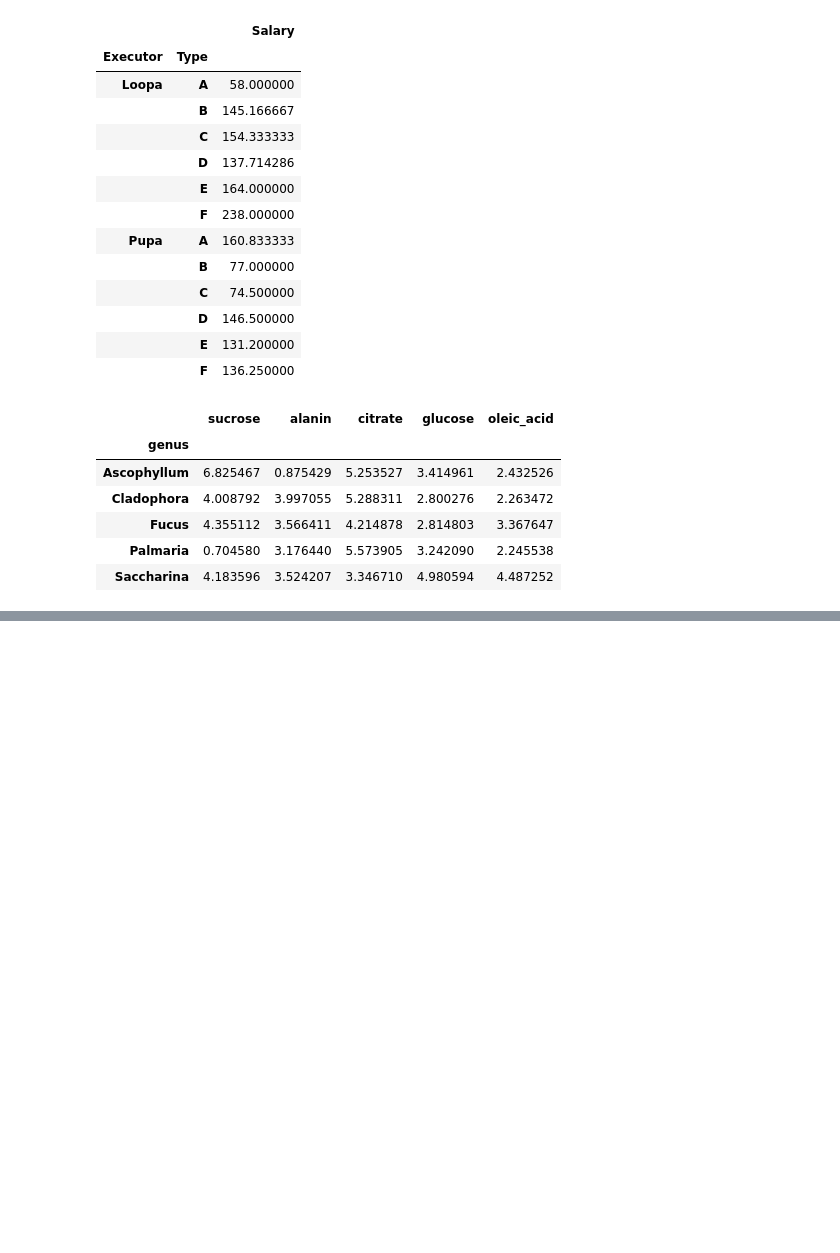
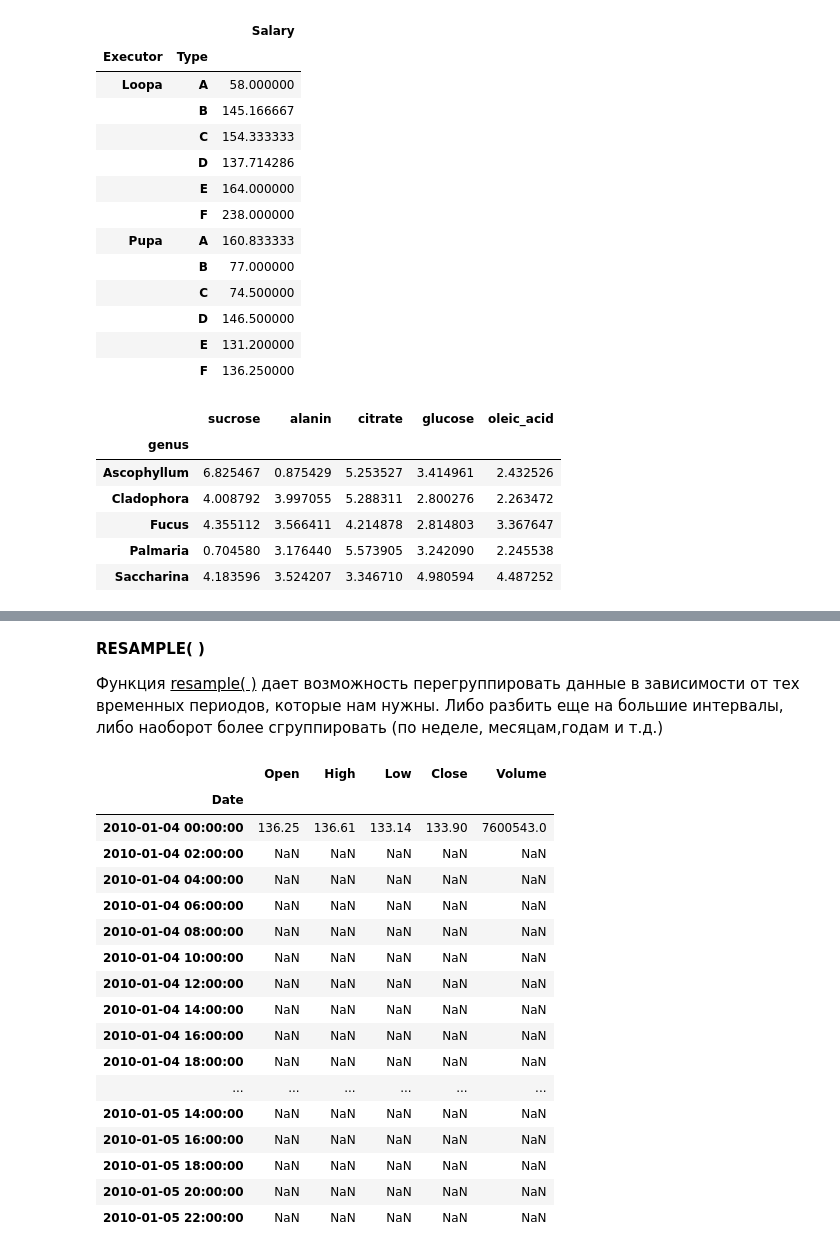
Before and after one commit to avynychenko/ML-course-Python, a Jupyter notebook: Syntax of PANDAS with examples.ipynb, the cells around one changed output, grey strips where cells are left out. Drawn from its saved outputs; the diff is of its cells as text; code cells hidden in the pictures; blank space fills up the shorter version.

```diff
--- a/Syntax of PANDAS with examples.ipynb
+++ b/Syntax of PANDAS with examples.ipynb
@@ -415,0 +520,25 @@ mean_concentrations
+# %% [markdown]
+**RESAMPLE( )**
+
+Функция <u>resample( )</u> дает возможность перегруппировать данные в зависимости от тех временных периодов, которые нам нужны. Либо разбить еще на большие интервалы, либо наоборот более сгруппировать (по неделе, месяцам,годам и т.д.)
+# %%
+stock.resample('2h').asfreq().head(24)
+# %% [output]
+|  | Open | High | Low | Close | Volume |
+| Date |  |  |  |  |  |
+| 2010-01-04 00:00:00 | 136.25 | 136.61 | 133.14 | 133.90 | 7600543.0 |
+| 2010-01-04 02:00:00 | NaN | NaN | NaN | NaN | NaN |
+| 2010-01-04 04:00:00 | NaN | NaN | NaN | NaN | NaN |
+| 2010-01-04 06:00:00 | NaN | NaN | NaN | NaN | NaN |
+| 2010-01-04 08:00:00 | NaN | NaN | NaN | NaN | NaN |
+| 2010-01-04 10:00:00 | NaN | NaN | NaN | NaN | NaN |
+| 2010-01-04 12:00:00 | NaN | NaN | NaN | NaN | NaN |
+| 2010-01-04 14:00:00 | NaN | NaN | NaN | NaN | NaN |
+| 2010-01-04 16:00:00 | NaN | NaN | NaN | NaN | NaN |
+| 2010-01-04 18:00:00 | NaN | NaN | NaN | NaN | NaN |
+| ... | ... | ... | ... | ... | ... |
+| 2010-01-05 14:00:00 | NaN | NaN | NaN | NaN | NaN |
+| 2010-01-05 16:00:00 | NaN | NaN | NaN | NaN | NaN |
+| 2010-01-05 18:00:00 | NaN | NaN | NaN | NaN | NaN |
+| 2010-01-05 20:00:00 | NaN | NaN | NaN | NaN | NaN |
+| 2010-01-05 22:00:00 | NaN | NaN | NaN | NaN | NaN |
```
Also changed, not shown: parts of 35 cells of this notebook, 9 other files.
